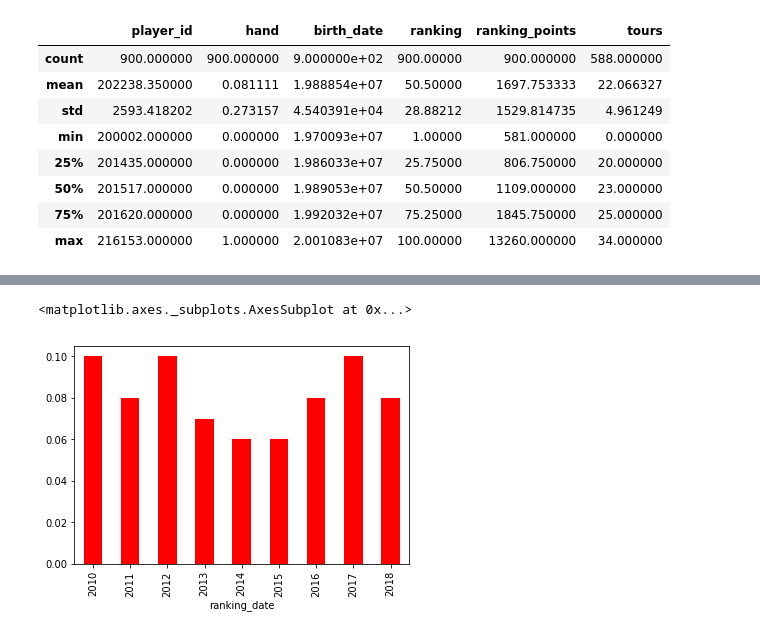
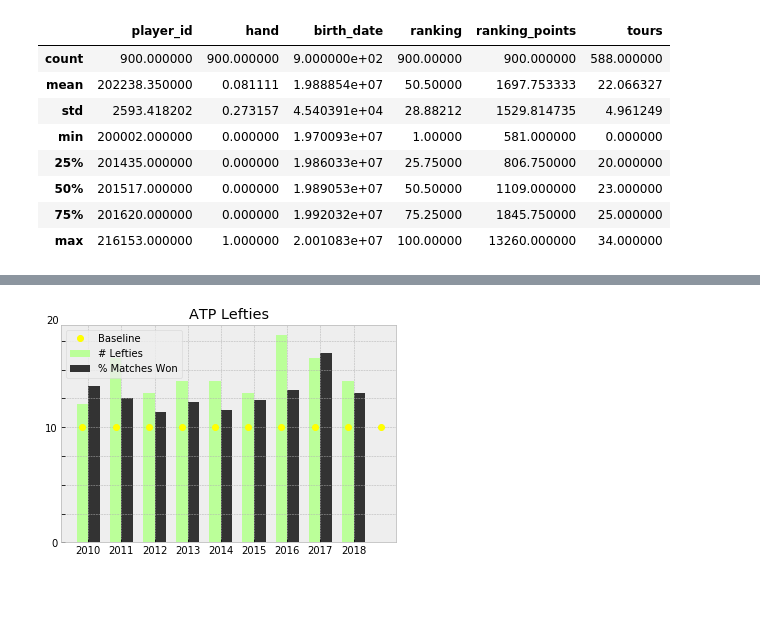
Before and after one commit to LambdaSchool/DS-Unit-1-Sprint-5-Data-Storytelling-Blog-Post, a Jupyter notebook: Project1.ipynb, the cells around one changed output, grey strips where cells are left out. Drawn from its saved outputs; the diff is of its cells as text; code cells hidden in the pictures; blank space fills up the shorter version.

```diff
--- a/Project1.ipynb
+++ b/Project1.ipynb
@@ -104,0 +96,4 @@ Let's bring in the women
+# %%
+## ATP crosstab gives a break down of lefties and righties in the top 100
+## for the given year
+ATPct = pd.crosstab(atpdf['ranking_date'].dt.year, atpdf['hand'], normalize=True)
@@ -350,0 +396,40 @@ WTAmatchesdf['tourney_date'] = pd.to_datetime(WTAmatchesdf['tourney_date'], form
+# %%
+plt.style.use('bmh')
+fig, ax = plt.subplots()
+
+ind = np.arange(9)
+
+x = ['2010', '2011', '2012', '2013', '2014', '2015', '2016', '2017', '2018']
+y = ATPct[1]
+
+y2 = ATPmatchesct[1]
+
+width = 0.35
+p2 = ax.bar(x, y, width, color='#bbff99')
+p3 = ax.bar(ind+width, y2, width, color='#333333')
+
+ax.set_xticks(ind + width / 2)
+ax.set_xticklabels(('2010', '2011', '2012', '2013', '2014',
+                    '2015', '2016', '2017', '2018'))
+
+ax.set_yticklabels(('0','', '', '', '10', '','', ''))
+
+
+ind1 = np.arange(.2)
+
+
+x1 = np.linspace(.1, .1, 10)
+
+ax.plot(x1, 'o', color='yellow')
+
+ax.set_title('ATP Lefties', color='black')
+
+ax.legend(('Baseline', '# Lefties', '% Matches Won'))
+
+ax.text(x=-1.1, y=.19, s='20',
+        fontsize=10)
+
+
+plt.show()
+# %% [output]
+[figure, added]
@@ -353,5 +439,0 @@ WTAmatchesct = pd.crosstab(WTAmatchesdf['tourney_date'].dt.year, WTAmatchesdf['w
-# %%
-(WTAct[1]).plot.bar(color='r')
-# %% [output]
-<matplotlib.axes._subplots.AxesSubplot at 0x...>
-[figure, removed]
```
Also changed, not shown: parts of 43 cells of this notebook.
